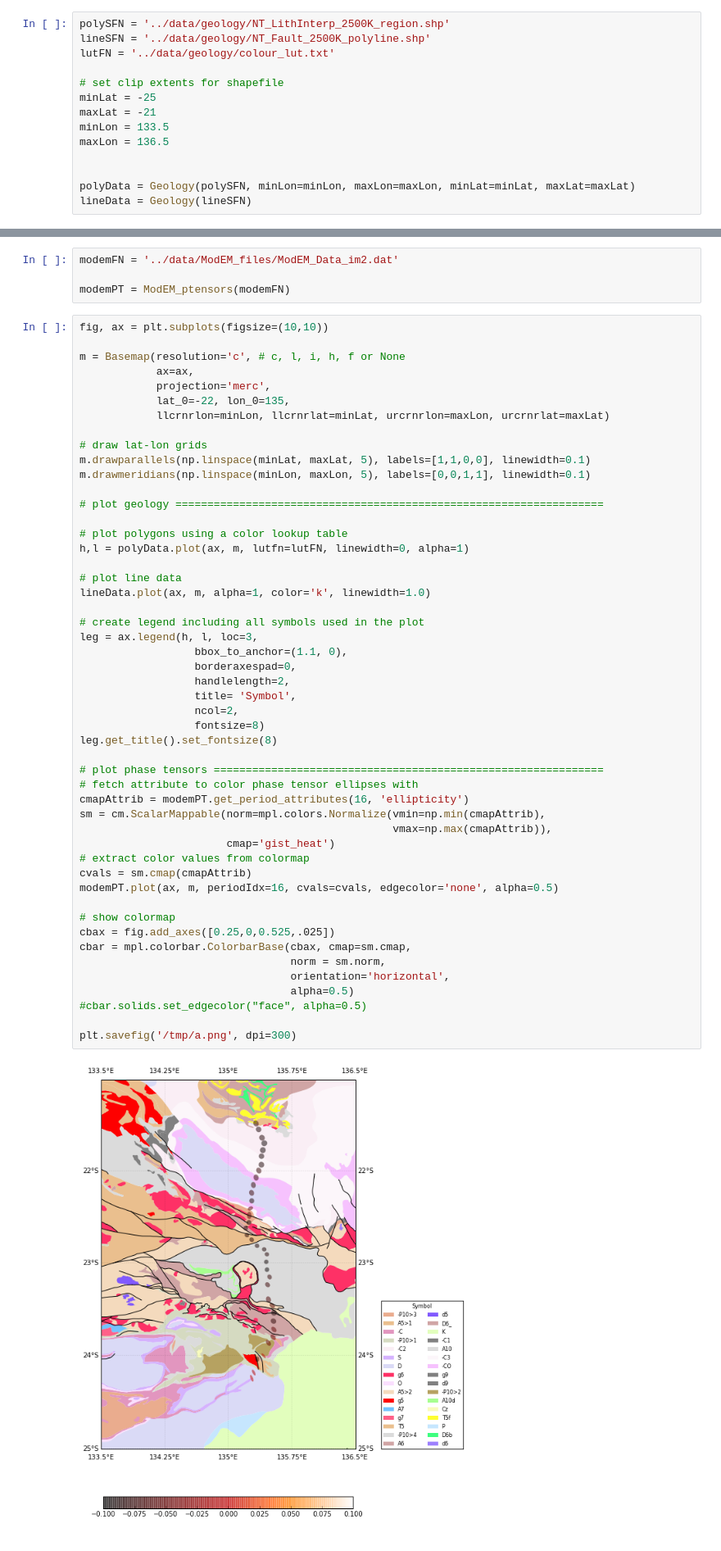
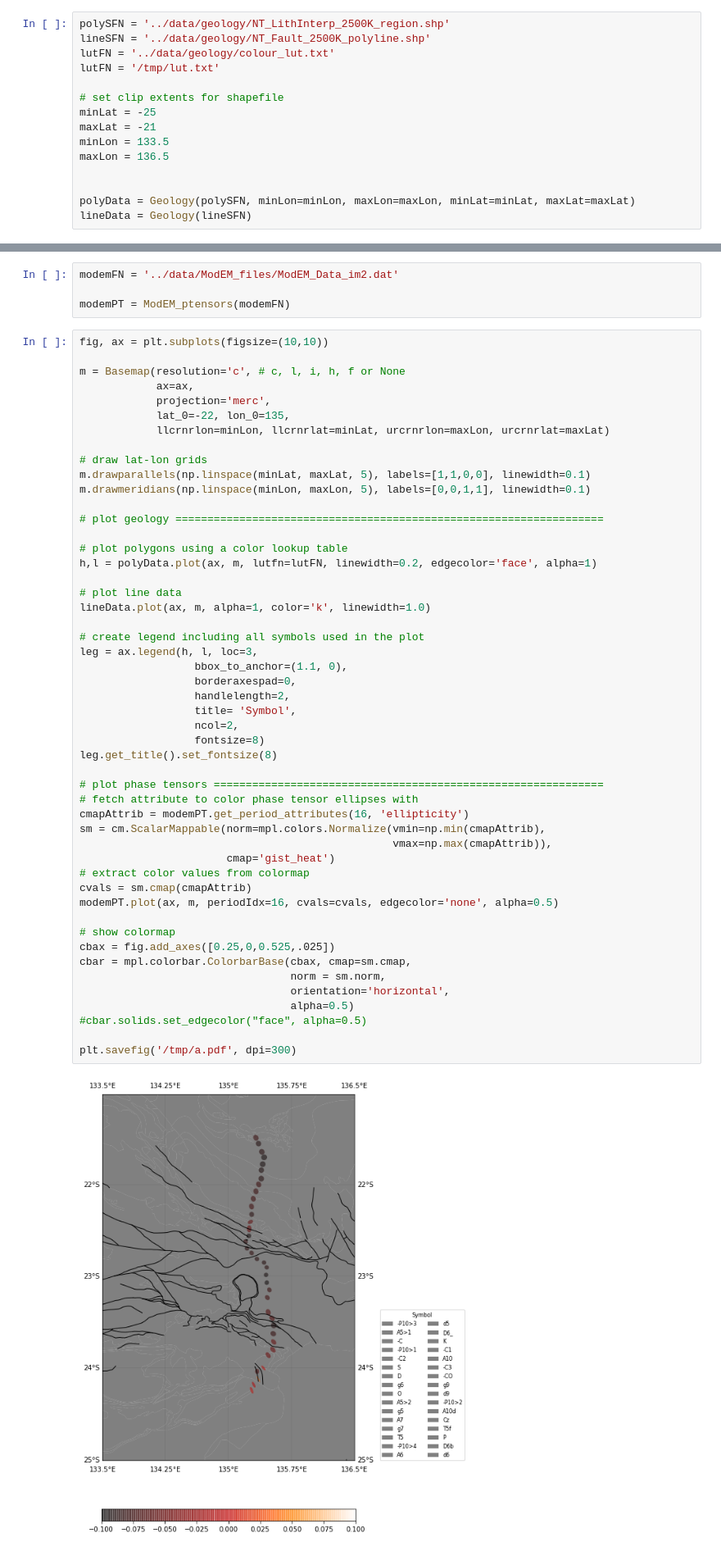
Before and after one commit to MTgeophysics/mtpy, a Jupyter notebook: examples/notebooks/plot_geology.ipynb, the cells around one changed output, grey strips where cells are left out. Shown at 82% size. Drawn from its saved outputs; the diff is of its cells as text.

```diff
--- a/examples/notebooks/plot_geology.ipynb
+++ b/examples/notebooks/plot_geology.ipynb
@@ -48,6 +47,7 @@ If you want to write a vtk file for 3d viewing, you need download and install ev
 polySFN = '../data/geology/NT_LithInterp_2500K_region.shp'
 lineSFN = '../data/geology/NT_Fault_2500K_polyline.shp'
 lutFN = '../data/geology/colour_lut.txt'
+lutFN = '/tmp/lut.txt'
 
 # set clip extents for shapefile
 minLat = -25
@@ -82,42 +82,42 @@ m.drawmeridians(np.linspace(minLon, maxLon, 5), labels=[0,0,1,1], linewidth=0.1)
 # plot geology ===================================================================
 
 # plot polygons using a color lookup table
-h,l = polyData.plot(ax, m, lutfn=lutFN, linewidth=0, alpha=1)
+h,l = polyData.plot(ax, m, lutfn=lutFN, linewidth=0.2, edgecolor='face', alpha=1)
 
 # plot line data
 lineData.plot(ax, m, alpha=1, color='k', linewidth=1.0)
 
 # create legend including all symbols used in the plot
 leg = ax.legend(h, l, loc=3,
                   bbox_to_anchor=(1.1, 0),
                   borderaxespad=0,
                   handlelength=2,
                   title= 'Symbol',
                   ncol=2,
                   fontsize=8)
 leg.get_title().set_fontsize(8)
 
 # plot phase tensors =============================================================
 # fetch attribute to color phase tensor ellipses with
 cmapAttrib = modemPT.get_period_attributes(16, 'ellipticity')
 sm = cm.ScalarMappable(norm=mpl.colors.Normalize(vmin=np.min(cmapAttrib),
                                                  vmax=np.max(cmapAttrib)),
                        cmap='gist_heat')
 # extract color values from colormap
 cvals = sm.cmap(cmapAttrib)
 modemPT.plot(ax, m, periodIdx=16, cvals=cvals, edgecolor='none', alpha=0.5)
 
 # show colormap
 cbax = fig.add_axes([0.25,0,0.525,.025])
 cbar = mpl.colorbar.ColorbarBase(cbax, cmap=sm.cmap,
                                  norm = sm.norm,
                                  orientation='horizontal',
                                  alpha=0.5)
 #cbar.solids.set_edgecolor("face", alpha=0.5)
 
-plt.savefig('/tmp/a.png', dpi=300)
+plt.savefig('/tmp/a.pdf', dpi=300)
 # %% [output]
-[figure, old version]
+[figure, new version]
 # %% [markdown]
 ## Load Magnetics
 # %%
```
Also changed, not shown: parts of 2 cells of this notebook, 1 other file.
